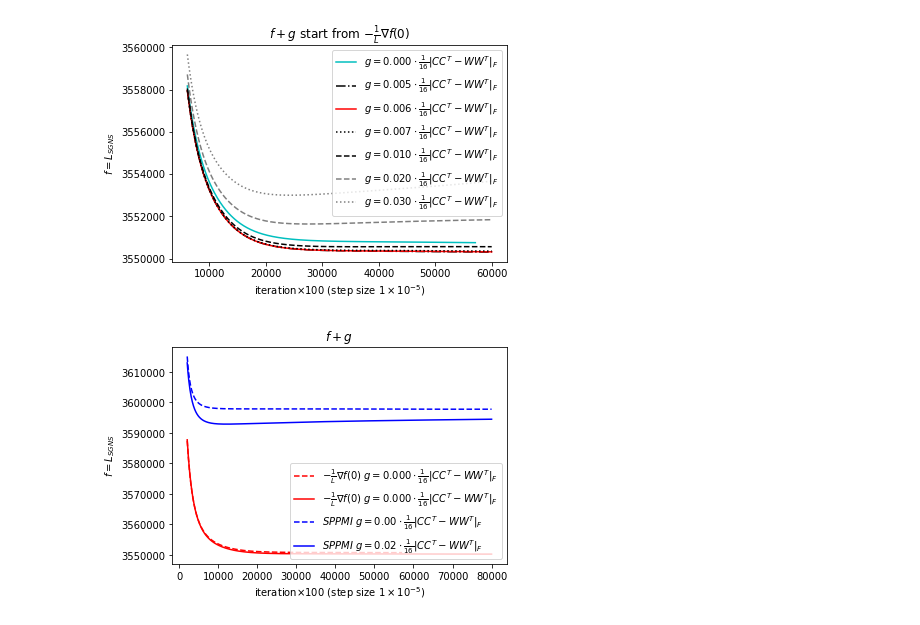
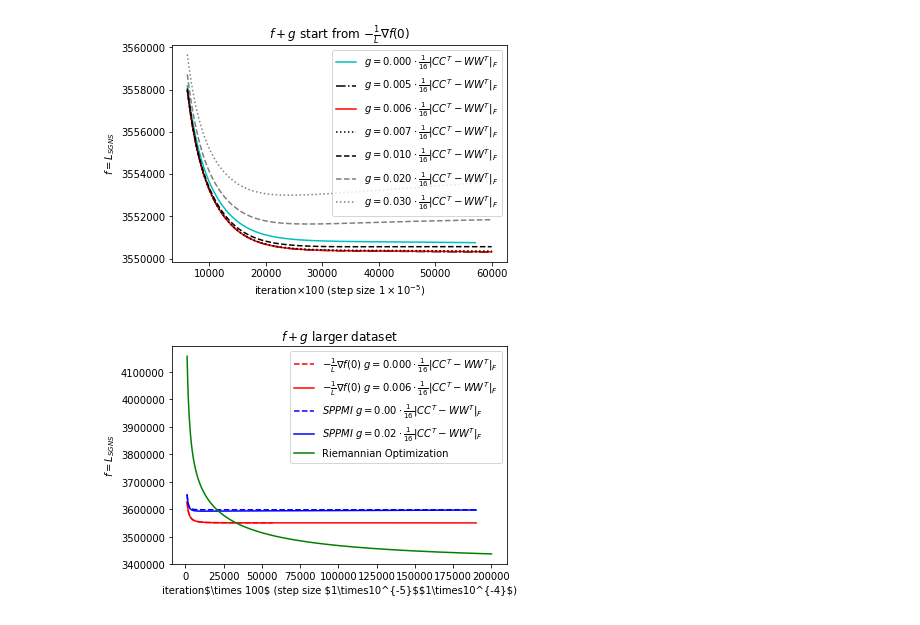
Before and after one commit to YerongLi/BFGD-sgns, a Jupyter notebook: plot.ipynb, the cells around one changed output. Cells and saved outputs as stored; diff of their text form; code cells hidden in the pictures.

```diff
--- a/plot.ipynb
+++ b/plot.ipynb
@@ -159,40 +163,49 @@ plt.savefig('img/regularizationX0')
 [figure]
 # %%
 plt.figure()
-start = 20
-end = 800
+start = 10
+end = 2000
 with open('log.2x0reg0.000-1.txt') as file:
     x=[]; y=[]
     for line in file:
         x.append(int(line.split(' ')[2]))
         y.append(float(line.replace('(','').replace(')','').replace(',','').split(' ')[4]))
     plt.plot(x[start:end],y[start:end], 'r--', label='$-\\frac{1}{L}\\nabla f(0)$ $g=0.000\cdot\\frac{1}{16}\\|CC^T-WW^T\\|_F$')
 
 with open('log.2x0reg0.006-1.txt') as file:
     x=[]; y=[]
     for line in file:
         x.append(int(line.split(' ')[2]))
         y.append(float(line.replace('(','').replace(')','').replace(',','').split(' ')[4]))
-    plt.plot(x[start:end],y[start:end], 'r-', label='$-\\frac{1}{L}\\nabla f(0)$ $g=0.000\cdot\\frac{1}{16}\\|CC^T-WW^T\\|_F$')
+    plt.plot(x[start:end],y[start:end], 'r-', label='$-\\frac{1}{L}\\nabla f(0)$ $g=0.006\cdot\\frac{1}{16}\\|CC^T-WW^T\\|_F$')
 
 with open('log.2pmmreg0.00-1.txt') as file:
     x=[]; y=[]
     for line in file:
         x.append(int(line.split(' ')[2]))
         y.append(float(line.replace('(','').replace(')','').replace(',','').split(' ')[4]))
     plt.plot(x[start:end],y[start:end], 'b--', label='$SPPMI$ $g=0.00\cdot\\frac{1}{16}\\|CC^T-WW^T\\|_F$')
 
 with open('log.2pmmreg0.02-1.txt') as file:
     x=[]; y=[]
     for line in file:
         x.append(int(line.split(' ')[2]))
         y.append(float(line.replace('(','').replace(')','').replace(',','').split(' ')[4]))
     plt.plot(x[start:end],y[start:end], 'b',label='$SPPMI$ $g=0.02\cdot\\frac{1}{16}\\|CC^T-WW^T\\|_F$')
 
+
+with open('log.2ro.txt') as file:
+    x=[]; y=[]
+    for line in file:
+        x.append(int(line.split(' ')[2]))
+        y.append(float(line.replace('(','').replace(')','').replace(',','').split(' ')[4]))
+
+    plt.plot(x[start:end],y[start:end], 'g',label='Riemannian Optimization')
+
 plt.legend(loc='best')
-plt.title('$f+g$')
-plt.xlabel('iteration$\\times 100$ (step size $1\\times10^{-5}$)')
+plt.title('$f+g$ larger dataset')
+plt.xlabel('iteration$\\times 100$ (step size $1\\times10^{-5}$\$1\\times10^{-4}$)')
 plt.ylabel('$f=L_{SGNS}$')
 plt.savefig('img/compare')
 # %% [output]
-[figure, old version]
+[figure, new version]
```
Also changed, not shown: parts of 3 cells of this notebook, 13 other files.
